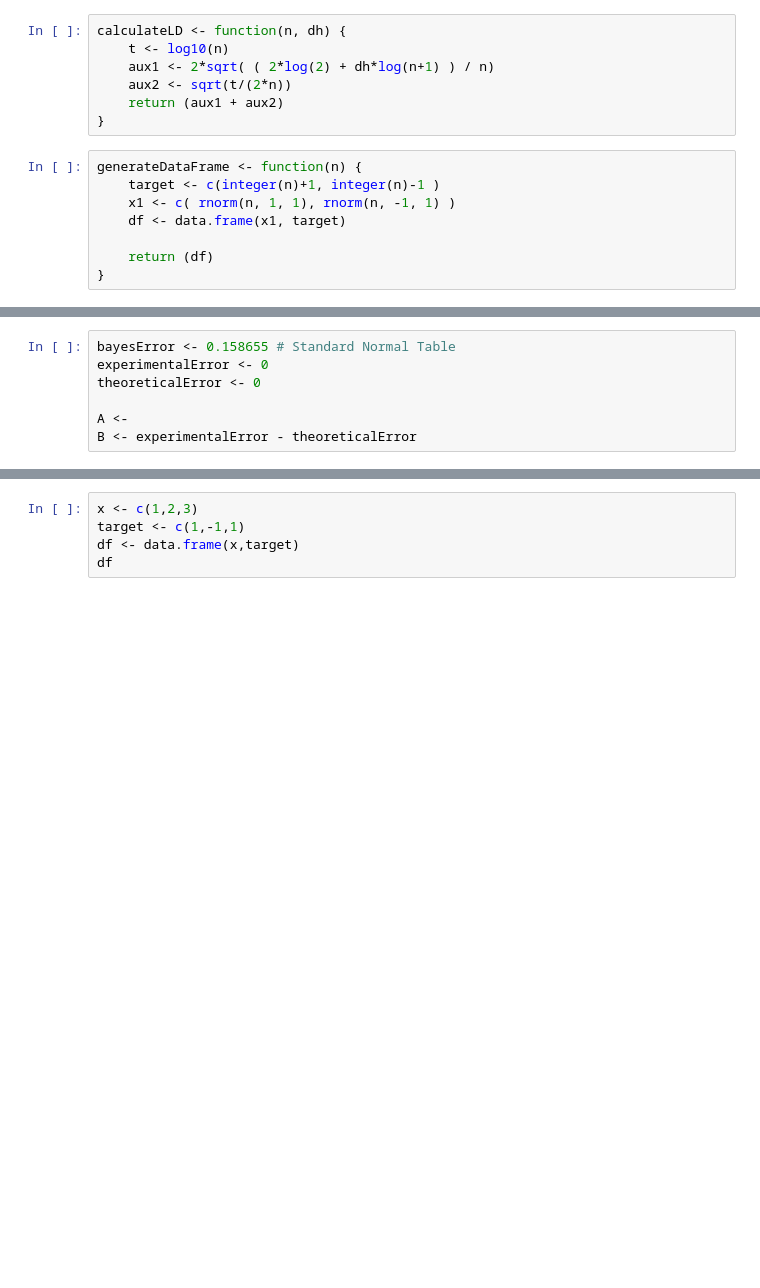
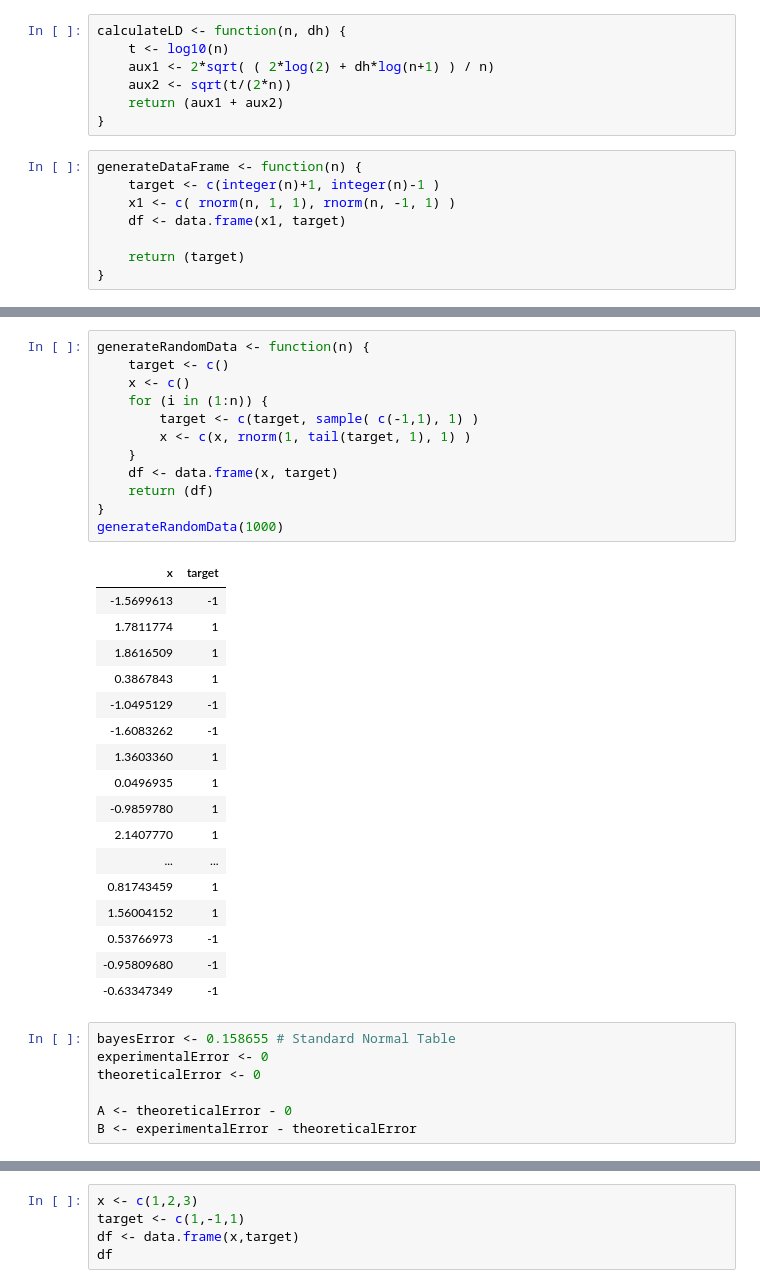
Before and after one commit to Felipe-Assis/Statistics-experiments, a Jupyter notebook: Experiments.ipynb, the cells around one changed output, grey strips where cells are left out. Drawn from its saved outputs; the diff is of its cells as text; blank space fills up the shorter version.

```diff
--- a/Experiments.ipynb
+++ b/Experiments.ipynb
@@ -55,5 +55,5 @@ generateDataFrame <- function(n) {
     x1 <- c( rnorm(n, 1, 1), rnorm(n, -1, 1) )
     df <- data.frame(x1, target)
 
-    return (df)
+    return (target)
 }
@@ -60,7 +80,37 @@ generateDataFrame <- function(n) {
+# %%
+generateRandomData <- function(n) {
+    target <- c()
+    x <- c()
+    for (i in (1:n)) {
+        target <- c(target, sample( c(-1,1), 1) )
+        x <- c(x, rnorm(1, tail(target, 1), 1) )
+    }
+    df <- data.frame(x, target)
+    return (df)
+}
+generateRandomData(1000)
+# %% [output]
+| x | target |
+| -1.5699613 | -1 |
+| 1.7811774 | 1 |
+| 1.8616509 | 1 |
+| 0.3867843 | 1 |
+| -1.0495129 | -1 |
+| -1.6083262 | -1 |
+| 1.3603360 | 1 |
+| 0.0496935 | 1 |
+| -0.9859780 | 1 |
+| 2.1407770 | 1 |
+| ... | ... |
+| 0.81743459 | 1 |
+| 1.56004152 | 1 |
+| 0.53766973 | -1 |
+| -0.95809680 | -1 |
+| -0.63347349 | -1 |
 # %%
 bayesError <- 0.158655 # Standard Normal Table
 experimentalError <- 0
 theoreticalError <- 0
 
-A <-
+A <- theoreticalError - 0
 B <- experimentalError - theoreticalError
```
Also changed, not shown: parts of 13 cells of this notebook.
